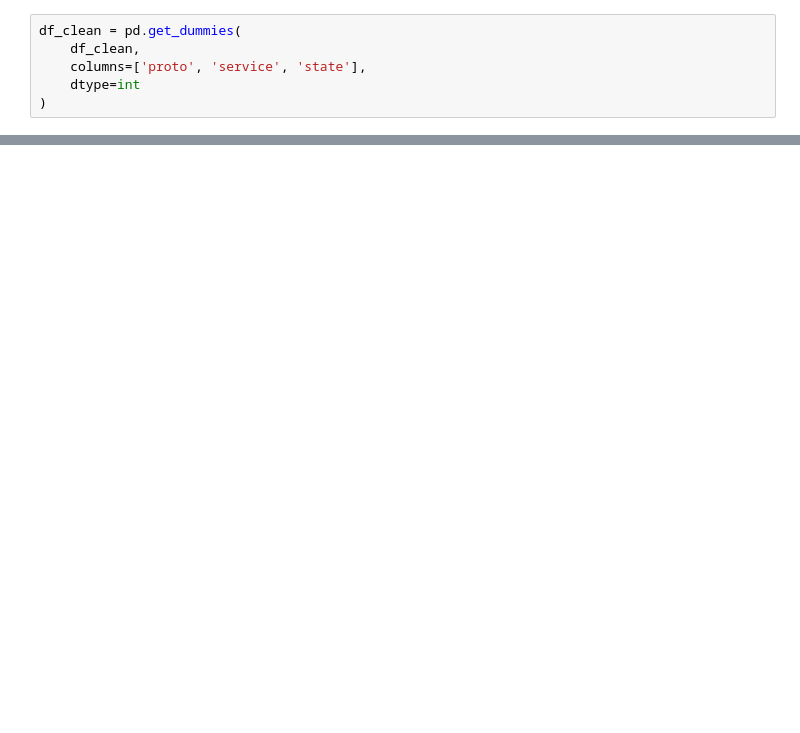
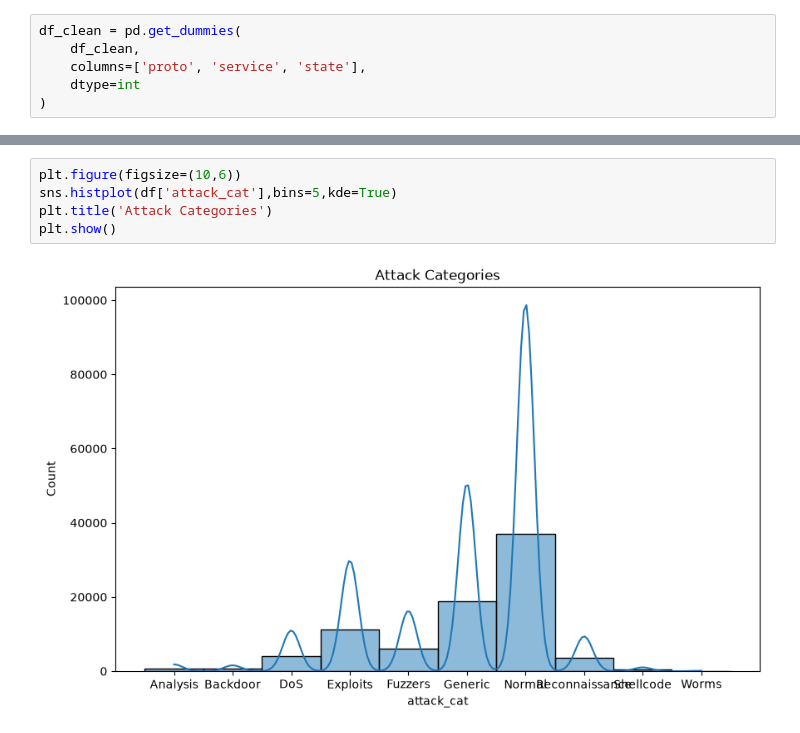
Before and after one commit to adhamhamdy-ux/data_science_project, a Jupyter notebook: data_science (3) (1).ipynb, the cells around one changed output, grey strips where cells are left out. Drawn from its saved outputs; the diff is of its cells as text; blank space fills up the shorter version.

```diff
--- a/data_science (3) (1).ipynb
+++ b/data_science (3) (1).ipynb
@@ -689,0 +698,7 @@ df_clean = pd.get_dummies(
+# %%
+plt.figure(figsize=(10,6))
+sns.histplot(df['attack_cat'],bins=5,kde=True)
+plt.title('Attack Categories')
+plt.show()
+# %% [output]
+[figure, added]
```
Also changed, not shown: parts of 17 cells of this notebook.
